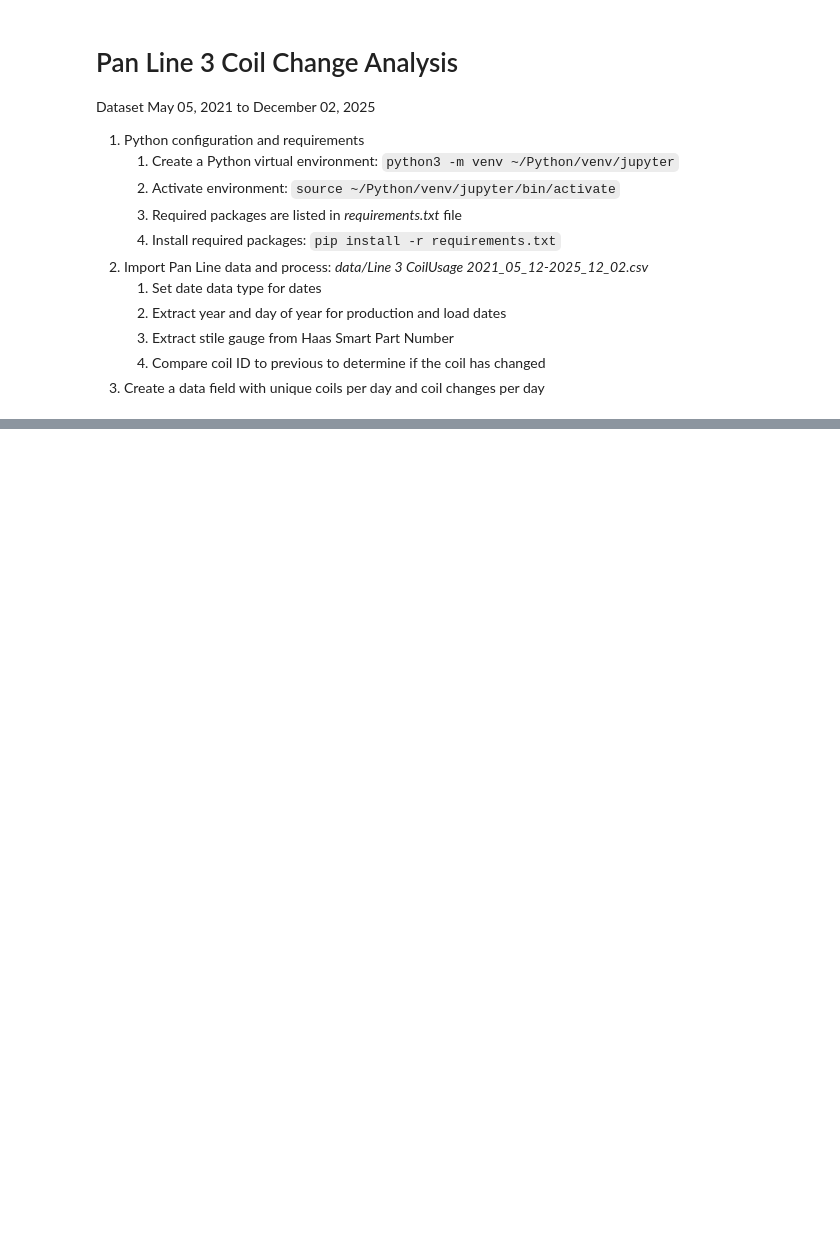
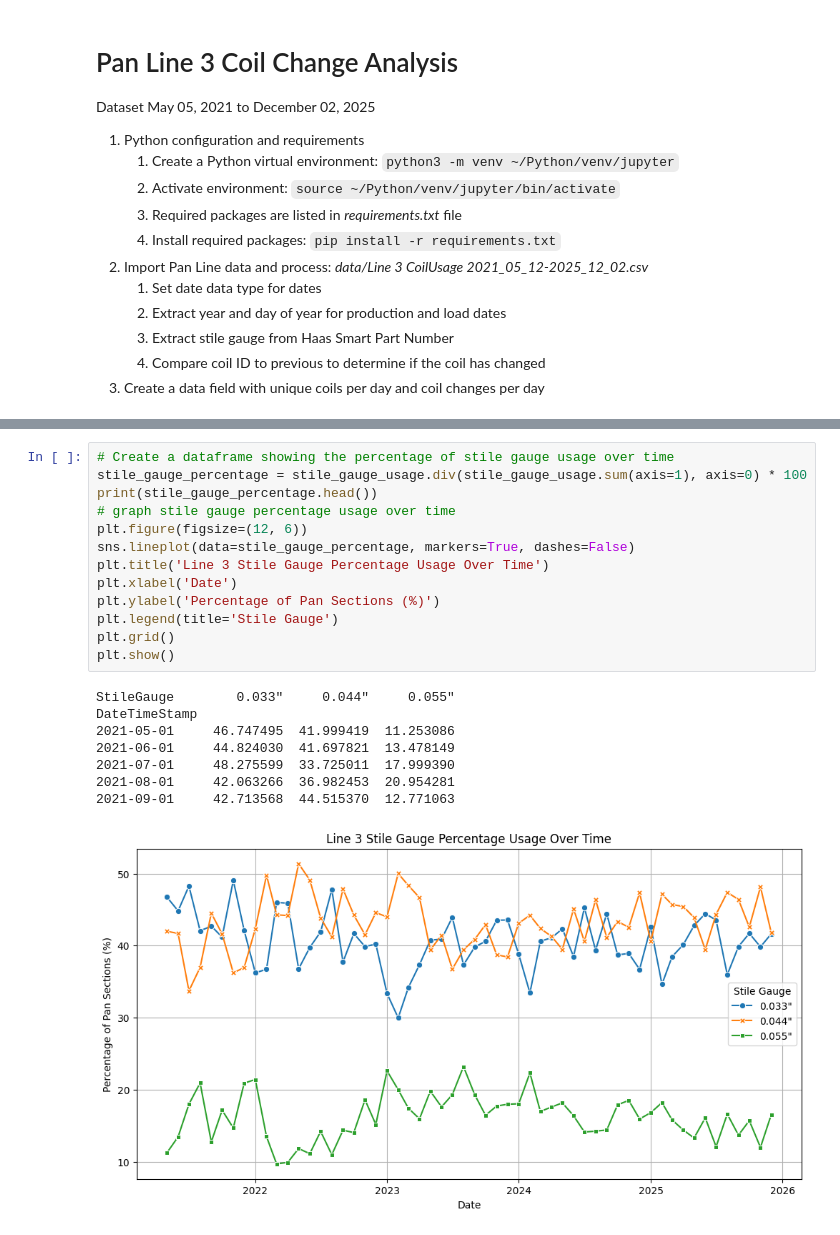
Before and after one commit to mattrupp/pan-coil-change-analysis, a Jupyter notebook: pan-coil-change-analysis.ipynb, the cells around one changed output, grey strips where cells are left out. Saved outputs shown, nothing was run; the diff lists cells and outputs as text; blank space fills up the shorter version.

```diff
--- a/pan-coil-change-analysis.ipynb
+++ b/pan-coil-change-analysis.ipynb
@@ -96,0 +120,22 @@ print(coil_changes_month.head())
+# %%
+# Create a dataframe showing the percentage of stile gauge usage over time
+stile_gauge_percentage = stile_gauge_usage.div(stile_gauge_usage.sum(axis=1), axis=0) * 100
+print(stile_gauge_percentage.head())
+# graph stile gauge percentage usage over time
+plt.figure(figsize=(12, 6))
+sns.lineplot(data=stile_gauge_percentage, markers=True, dashes=False)
+plt.title('Line 3 Stile Gauge Percentage Usage Over Time')
+plt.xlabel('Date')
+plt.ylabel('Percentage of Pan Sections (%)')
+plt.legend(title='Stile Gauge')
+plt.grid()
+plt.show()
+# %% [output]
+StileGauge        0.033"     0.044"     0.055"
+DateTimeStamp
+2021-05-01     46.747495  41.999419  11.253086
+2021-06-01     44.824030  41.697821  13.478149
+2021-07-01     48.275599  33.725011  17.999390
+2021-08-01     42.063266  36.982453  20.954281
+2021-09-01     42.713568  44.515370  12.771063
+[figure, added]
```
Also changed, not shown: parts of 4 cells of this notebook.
